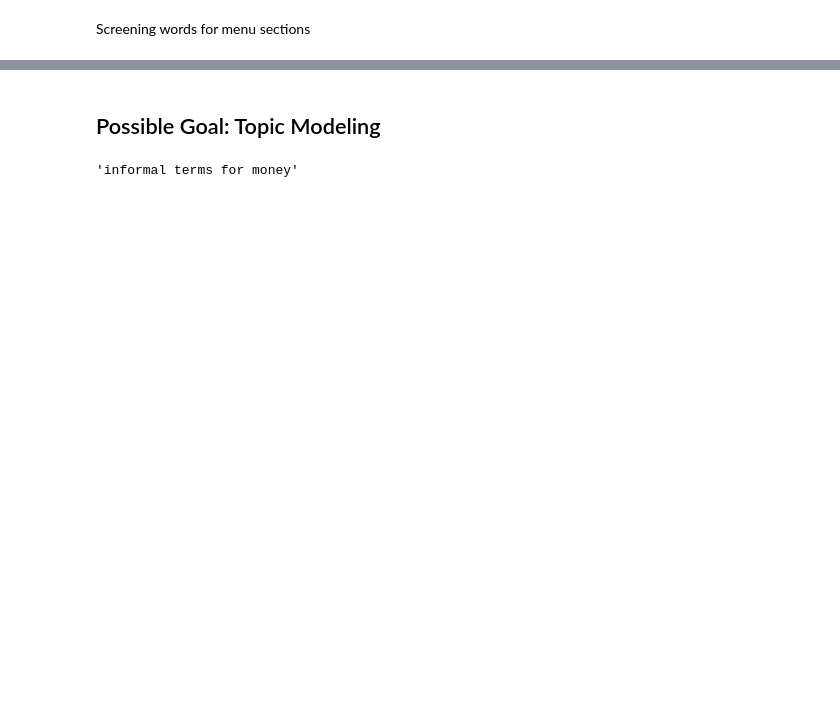
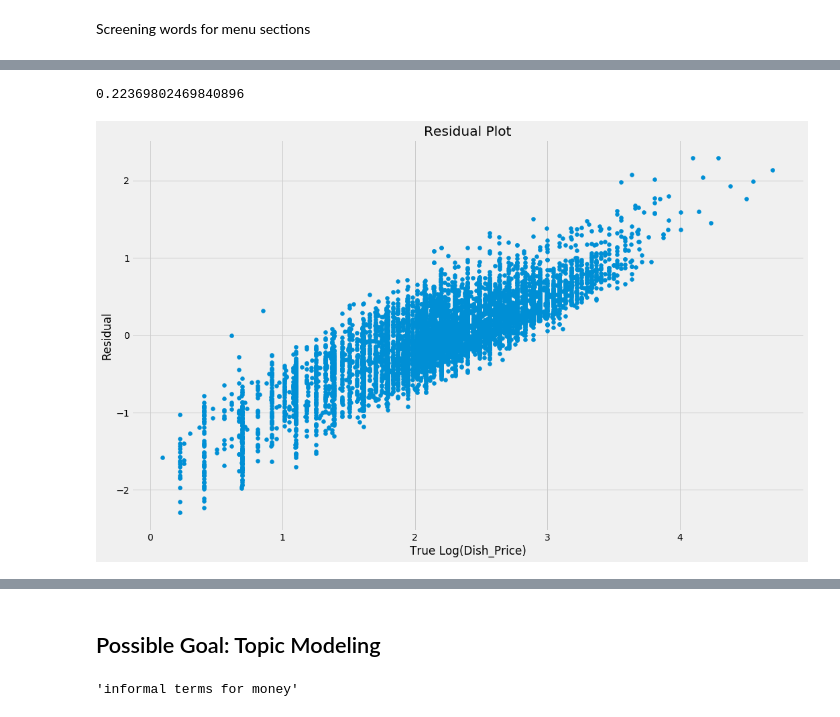
Before and after one commit to alan-j-lin/lunch_price_prediction, a Jupyter notebook: Project_Luther_Alan.ipynb, the cells around one changed output, grey strips where cells are left out. Cells and saved outputs as stored; diff of their text form; code cells hidden in the pictures; blank space fills up the shorter version.

```diff
--- a/Project_Luther_Alan.ipynb
+++ b/Project_Luther_Alan.ipynb
@@ -554,0 +416,20 @@ np.mean(all_scores)
+# %%
+LC_list = [5, 10, 15]
+HC_list = [20, 25, 30]
+Nitems_list = [10, 20, 30, 40]
+metrics = []
+
+model_df = deepcopy(total_df)
+acc = 0
+
+for i in LC_list:
+    for j in HC_list:
+        for k in Nitems_list:
+            params = (i, j, k)
+            print((acc, params))
+            X_train, X_test, y_train, y_test = ttsplit(model_df, dropcol_list, cutdown_list, i, j, k)
+            linmodel = sm.OLS(y_train, sm.add_constant(X_train)).fit()
+            y_train_pred = linmodel.predict(sm.add_constant(X_train))
+            values = (params, linmodel.rsquared_adj, mean_squared_error(y_train, linmodel.predict(sm.add_constant(X_train))))
+            metrics.append(values)
+            acc += 1
@@ -554,0 +531,5 @@ np.mean(all_scores)
+# %%
+linmodel = sm.OLS(y_train, sm.add_constant(X_train)).fit()
+y_train_pred = linmodel.predict(sm.add_constant(X_train))
+values = (linmodel.rsquared_adj, mean_squared_error(y_train, linmodel.predict(sm.add_constant(X_train))))
+linmodel.summary()
@@ -554,0 +625,14 @@ np.mean(all_scores)
+# %%
+plt.rc('figure', figsize=(16.0, 10.0))
+plt.style.use('fivethirtyeight')
+y_predict = linmodel.predict(sm.add_constant(X_train))
+print(mean_squared_error(y_train, y_predict))
+total_residual = y_train - y_predict
+plt.scatter(y_train, total_residual)
+plt.xlabel('True Log(Dish_Price)')
+plt.ylabel('Residual');
+plt.title('Residual Plot');
+plt.savefig('Residual_Plot.png', format = 'png')
+# %% [output]
+0.22369802469840896
+[figure, added]
```
Also changed, not shown: parts of 75 cells of this notebook.
